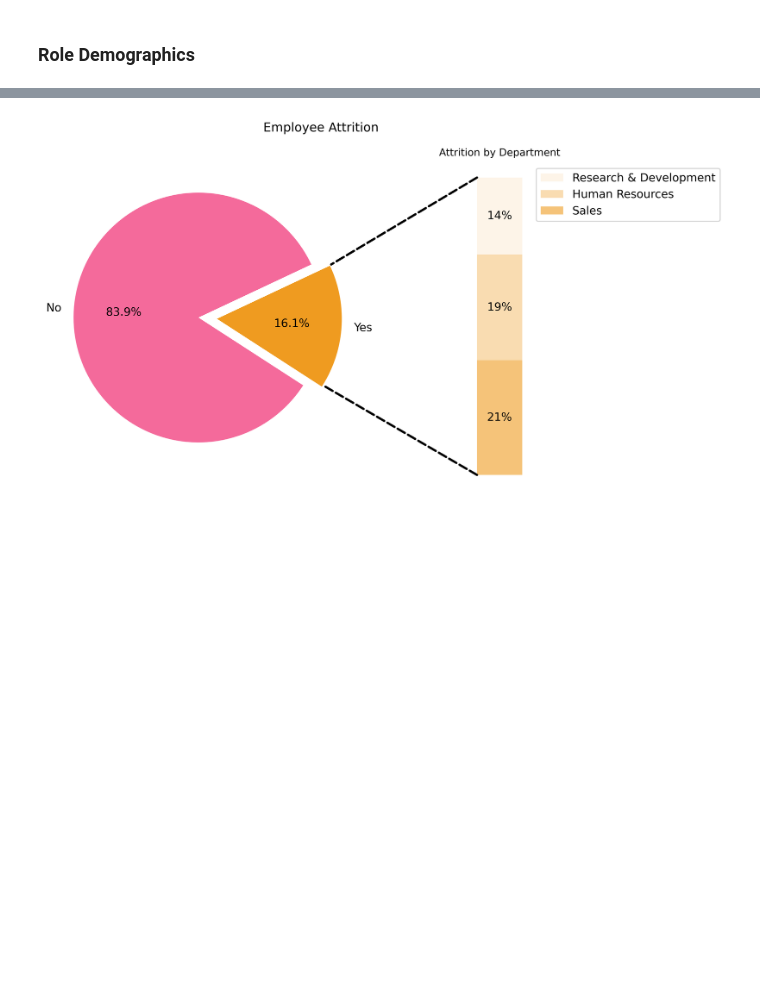
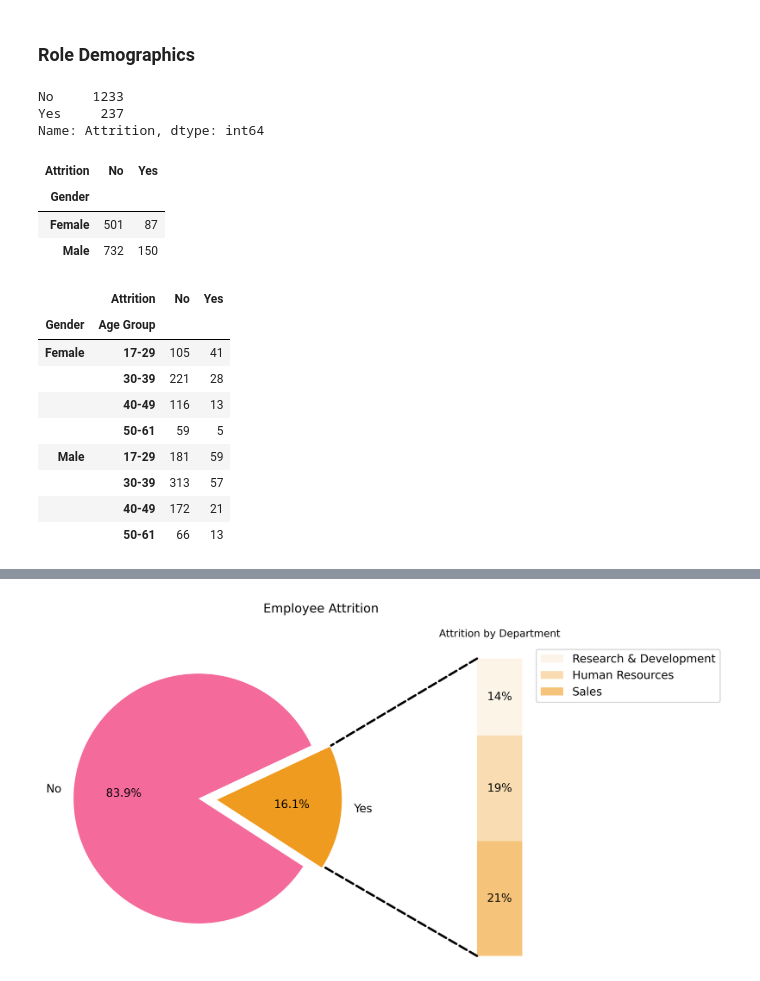
Before and after one commit to JaylenSheard/HR-Employee-Attrition, a Jupyter notebook: index.ipynb, the cells around one changed output, grey strips where cells are left out. Cells and saved outputs as stored; diff of their text form; code cells hidden in the pictures; blank space fills up the shorter version.

```diff
--- a/index.ipynb
+++ b/index.ipynb
@@ -210,3 +210,10 @@ fig.update_yaxes(zeroline=True, zerolinewidth=1, zerolinecolor='#000000', gridco
 fig.show()
 # %% [markdown]
 ### Role Demographics
+# %%
+overall_attrition = df['Attrition'].value_counts()
+overall_attrition
+# %% [output]
+No     1233
+Yes     237
+Name: Attrition, dtype: int64
@@ -212,0 +237,10 @@ fig.show()
+# %%
+# Gender Attrition Table
+gender_attrition = df.groupby('Gender')['Attrition'].value_counts().unstack()
+
+gender_attrition
+# %% [output]
+| Attrition | No | Yes |
+| Gender |  |  |
+| Female | 501 | 87 |
+| Male | 732 | 150 |
@@ -213,2 +264,25 @@ fig.show()
+# %%
+# Attrition by Gender and Age Group Table
+age_bins = [17, 30, 40, 50, 61]
+age_labels = ['17-29', '30-39', '40-49', '50-61']
+
+# Create Age Group column
+df['Age Group'] = pd.cut(df['Age'], bins=age_bins, labels=age_labels)
+
+# Filtered attrition dataframe
+age_gender_attrition = df.groupby(['Gender', 'Age Group'])['Attrition'].value_counts().unstack()
+
+age_gender_attrition
+# %% [output]
+|  | Attrition | No | Yes |
+| Gender | Age Group |  |  |
+| Female | 17-29 | 105 | 41 |
+|  | 30-39 | 221 | 28 |
+|  | 40-49 | 116 | 13 |
+|  | 50-61 | 59 | 5 |
+| Male | 17-29 | 181 | 59 |
+|  | 30-39 | 313 | 57 |
+|  | 40-49 | 172 | 21 |
+|  | 50-61 | 66 | 13 |
 # %%
 # Attrition by Gender and Age Group
```
Also changed, not shown: parts of 6 cells of this notebook, 1 other file.
